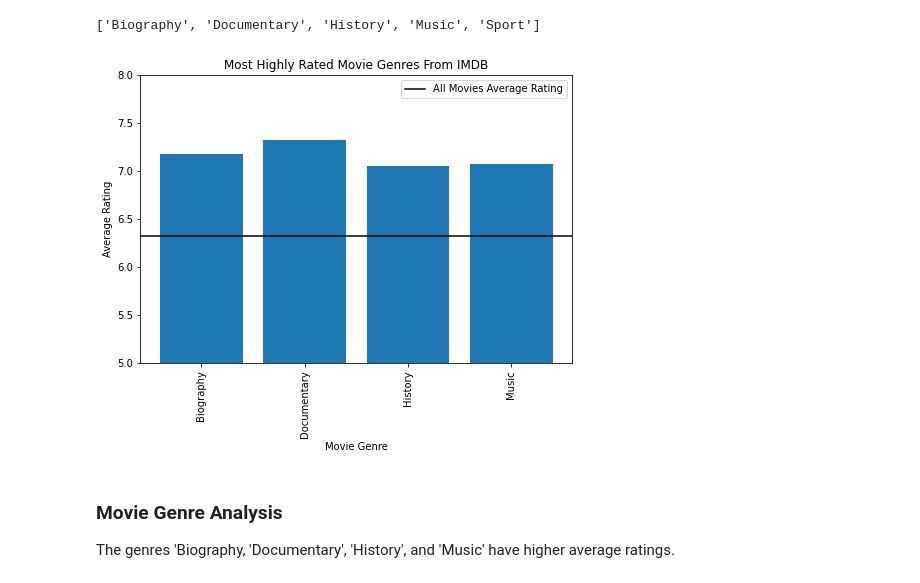
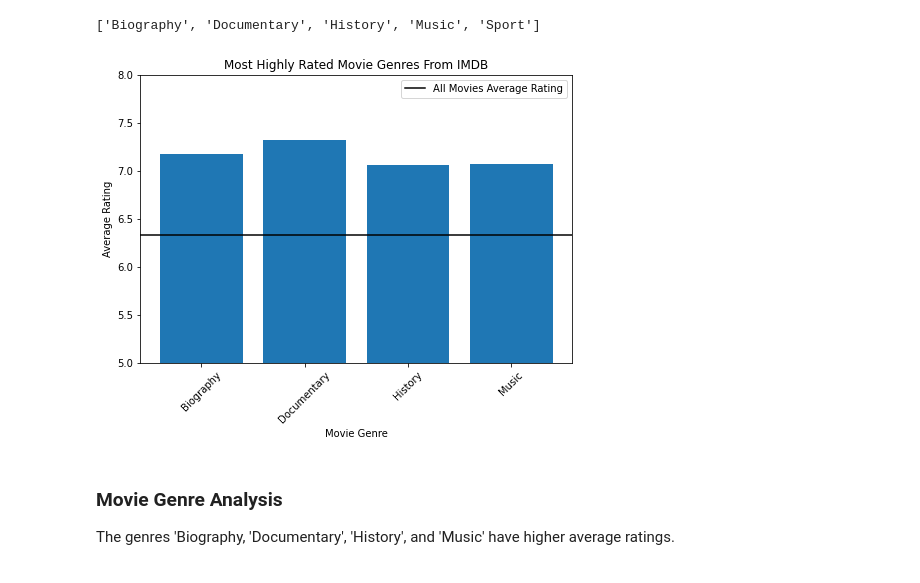
Before and after one commit to sborrmann11/dsc-phase-1-project, a Jupyter notebook: Final_Project_1_Notebook.ipynb, the cells around one changed output. Drawn from its saved outputs; the diff is of its cells as text; code cells hidden in the pictures.

```diff
--- a/Final_Project_1_Notebook.ipynb
+++ b/Final_Project_1_Notebook.ipynb
@@ -144,8 +142,9 @@ On average, movies with 'Fresh' ratings have better results at the box office th
 Both sheets include an ID that I can match on to see if different genres have higher ratings, and thusly higher returns at the box office.
 # %%
 #loading IMDB data set for ratings
-imdb_ratings = pd.read_csv('imdb.title.ratings.csv.gz', sep='\t', encoding='latin1')
-imdb_title_basic = pd.read_csv('imdb.title.basics.csv')
+imdb_ratings = pd.read_csv('data/imdb.title.ratings.csv.gz', sep='\t', encoding='latin1')
+# %%
+imdb_title_basic = pd.read_csv('data/imdb.title.basics.csv')
 # %%
 # data looks super messy, let's clean it up
 imdb_ratings.info()
@@ -435,23 +434,21 @@ av_overall = imdb_title_ratings_genres['Average Rating'].mean()
 # %%
 fig = plt.figure()
 
 y = average_rating
 genres = average_matched_genre
 ax = fig.add_axes([0,0,1,1])
-plt.xticks(rotation = 90)
+plt.xticks(rotation = 45)
 plt.ylim(5,8)
 ax.bar(genres,y)
 plt.axhline(y = av_overall, color = 'k', linestyle = '-', label='All Movies Average Rating')
 plt.xlabel('Movie Genre')
 plt.ylabel('Average Rating')
 plt.title('Most Highly Rated Movie Genres From IMDB')
 plt.legend()
 plt.show()
-
-
 #realizing here that I probably need to go back and filter the genres that I plot to higher counts to avoid oultiers
 # %% [output]
-[figure, old version]
+[figure, new version]
 # %% [markdown]
 
 ### Movie Genre Analysis
```
Also changed, not shown: parts of 5 cells of this notebook, 22 other files.
